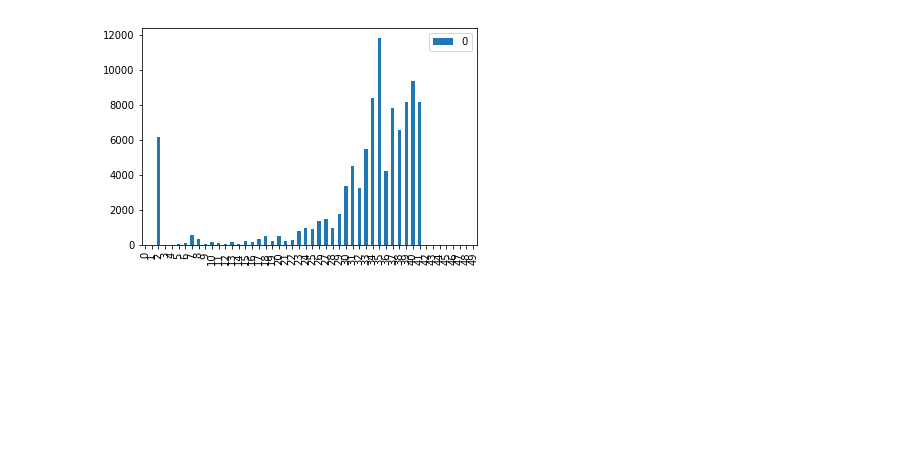
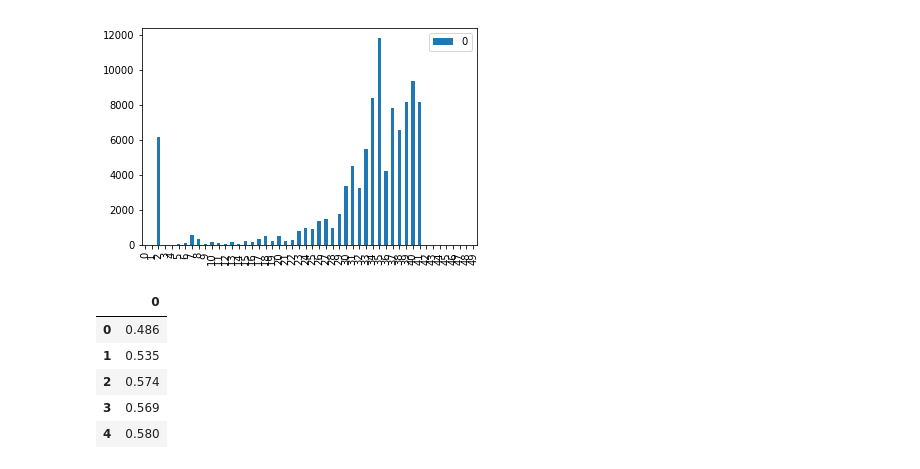
Before and after one commit to ClaudiuCreanga/data-science, a Jupyter notebook: bioinformatics/fastq.ipynb, the cells around one changed output. Cells and saved outputs as stored; diff of their text form; code cells hidden in the pictures; blank space fills up the shorter version.

```diff
--- a/bioinformatics/fastq.ipynb
+++ b/bioinformatics/fastq.ipynb
@@ -84,0 +101,13 @@ df.plot.bar()
+# %%
+gc = findGCByPOs(seqs)
+gc_df = pd.DataFrame(gc)
+gc_df.head()
+# plt.plot(range(len(gc)), gc)
+# plt.show()
+# %% [output]
+|  | 0 |
+| 0 | 0.486 |
+| 1 | 0.535 |
+| 2 | 0.574 |
+| 3 | 0.569 |
+| 4 | 0.580 |
```
Also changed, not shown: parts of 3 cells of this notebook, 2 other files.
